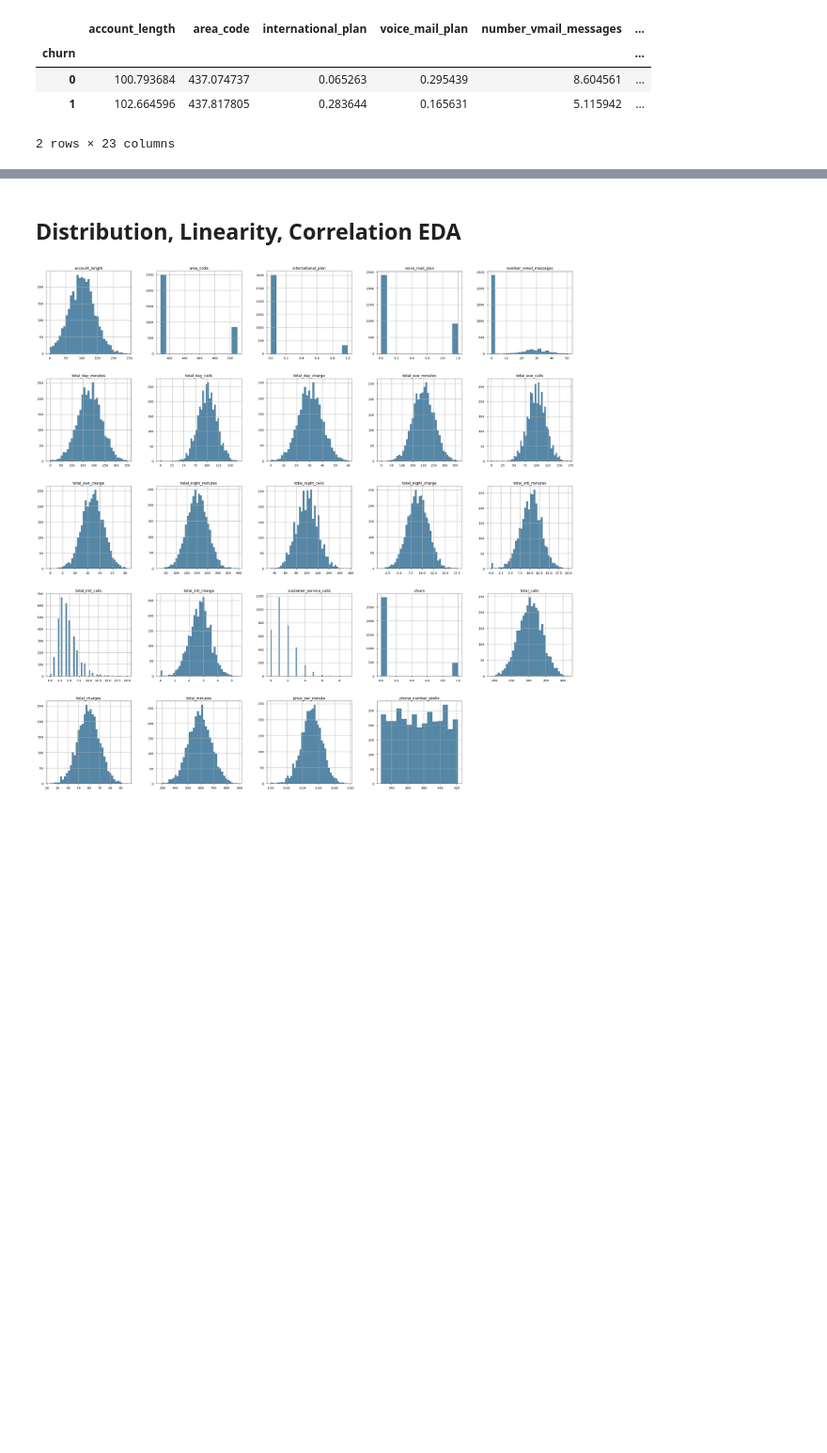
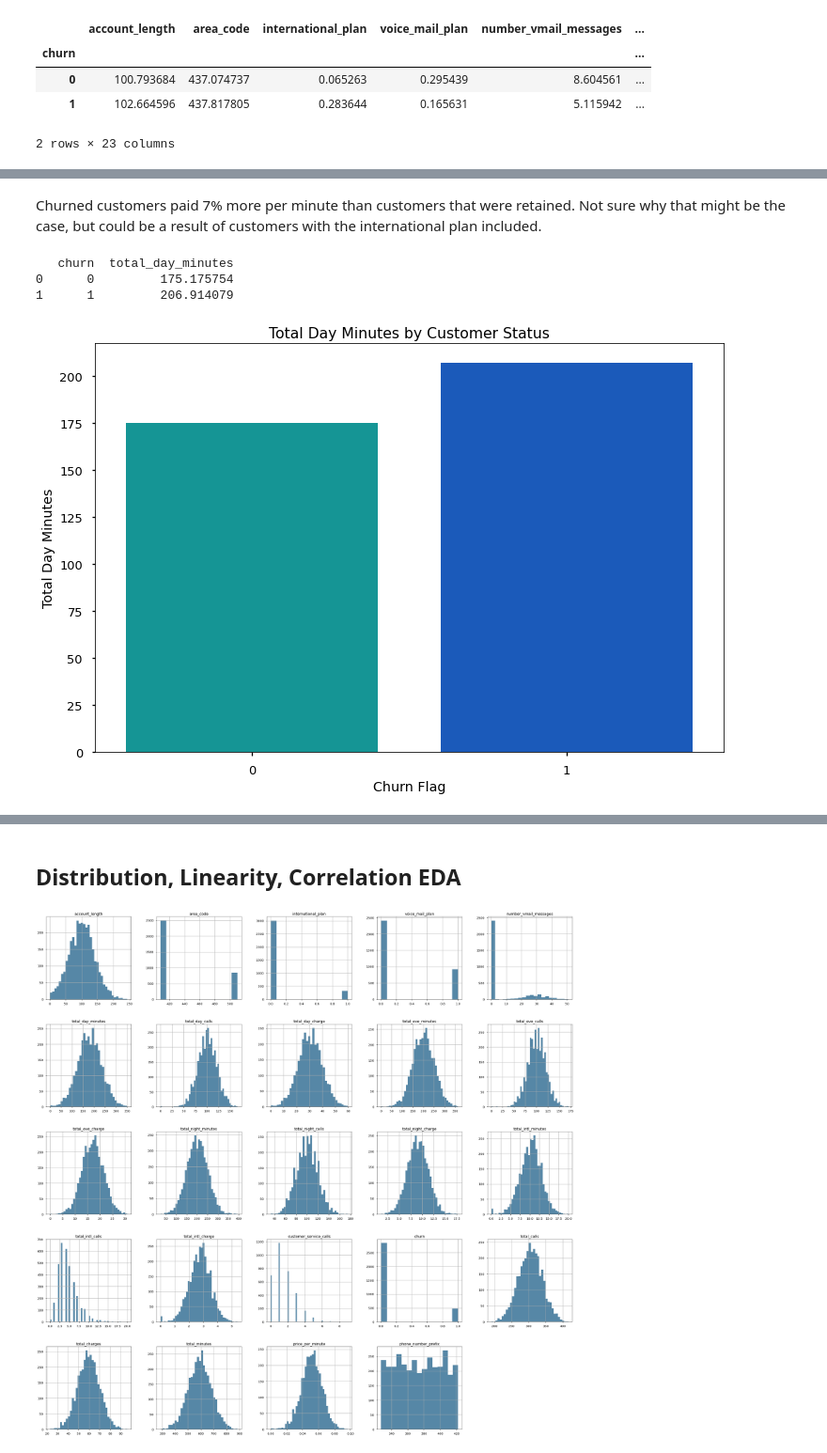
Before and after one commit to heathlikethecandybar/phase_4_project, a Jupyter notebook: phase_3/project/phase_3_notebook.ipynb, the cells around one changed output, grey strips where cells are left out. Shown at 94% size. Saved outputs shown, nothing was run; the diff lists cells and outputs as text; code cells hidden in the pictures; blank space fills up the shorter version.

```diff
--- a/phase_3/project/phase_3_notebook.ipynb
+++ b/phase_3/project/phase_3_notebook.ipynb
@@ -437,0 +479,9 @@ df.groupby(['churn']).mean()
+# %% [markdown]
+Churned customers paid 7% more per minute than customers that were retained.  Not sure why that might be the case, but could be a result of customers with the international plan included.
+# %%
+mini_bar('churn', 'total_day_minutes', 'Total Day Minutes', 'Churn Flag', 'Total Day Minutes by Customer Status');
+# %% [output]
+   churn  total_day_minutes
+0      0         175.175754
+1      1         206.914079
+[figure, added]
```
Also changed, not shown: parts of 23 cells of this notebook.
